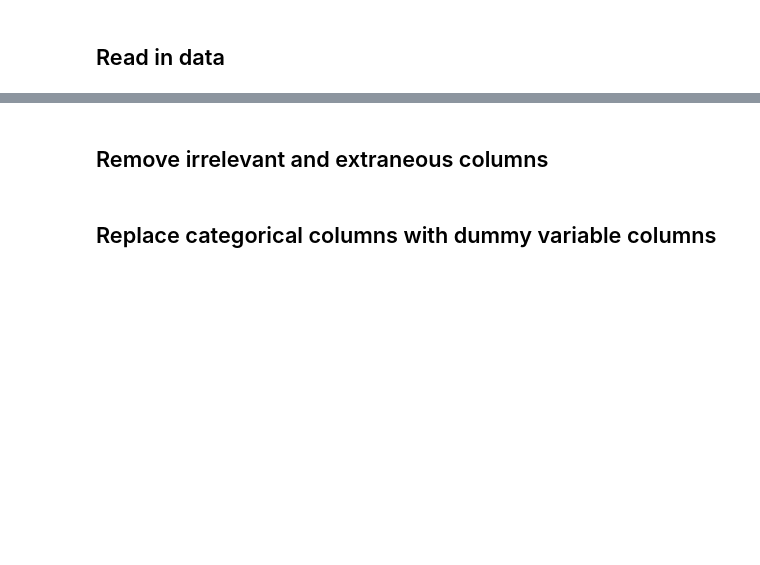
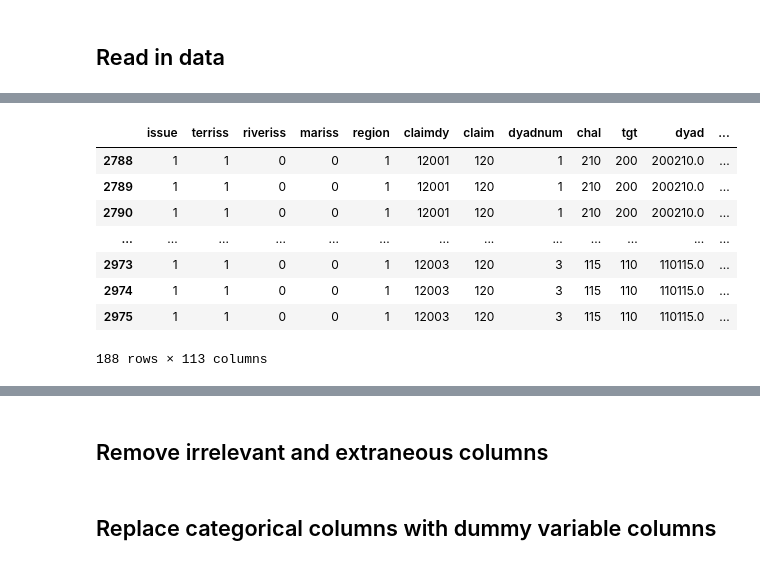
Before and after one commit to jlehnersd/icow, a Jupyter notebook: dyad-year-eda.ipynb, the cells around one changed output, grey strips where cells are left out. Saved outputs shown, nothing was run; the diff lists cells and outputs as text; code cells hidden in the pictures; blank space fills up the shorter version.

```diff
--- a/dyad-year-eda.ipynb
+++ b/dyad-year-eda.ipynb
@@ -24,0 +45,13 @@ df_raw.sample(10)
+# %%
+df_raw[df_raw.claim == 120].sort_values('year')
+#df_raw[df_raw.claim == 56].sort_values('year').attanyp
+# %% [output]
+|  | issue | terriss | riveriss | mariss | region | claimdy | claim | dyadnum | chal | tgt | dyad | ... |
+| 2788 | 1 | 1 | 0 | 0 | 1 | 12001 | 120 | 1 | 210 | 200 | 200210.0 | ... |
+| 2789 | 1 | 1 | 0 | 0 | 1 | 12001 | 120 | 1 | 210 | 200 | 200210.0 | ... |
+| 2790 | 1 | 1 | 0 | 0 | 1 | 12001 | 120 | 1 | 210 | 200 | 200210.0 | ... |
+| ... | ... | ... | ... | ... | ... | ... | ... | ... | ... | ... | ... | ... |
+| 2973 | 1 | 1 | 0 | 0 | 1 | 12003 | 120 | 3 | 115 | 110 | 110115.0 | ... |
+| 2974 | 1 | 1 | 0 | 0 | 1 | 12003 | 120 | 3 | 115 | 110 | 110115.0 | ... |
+| 2975 | 1 | 1 | 0 | 0 | 1 | 12003 | 120 | 3 | 115 | 110 | 110115.0 | ... |
+188 rows × 113 columns
```
Also changed, not shown: parts of 34 cells of this notebook.
